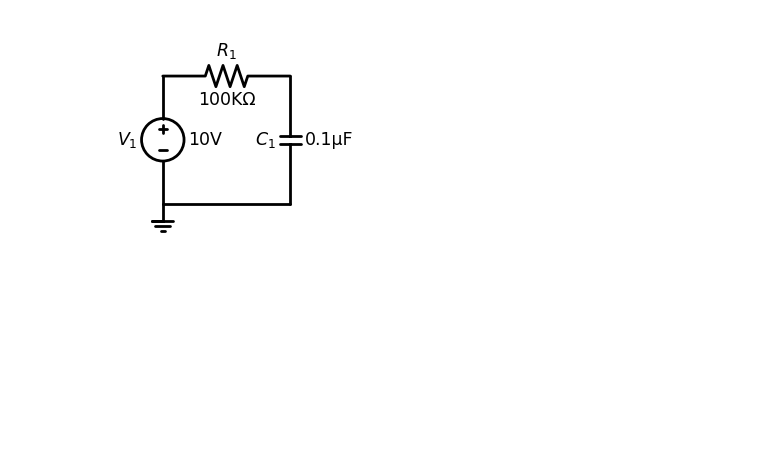
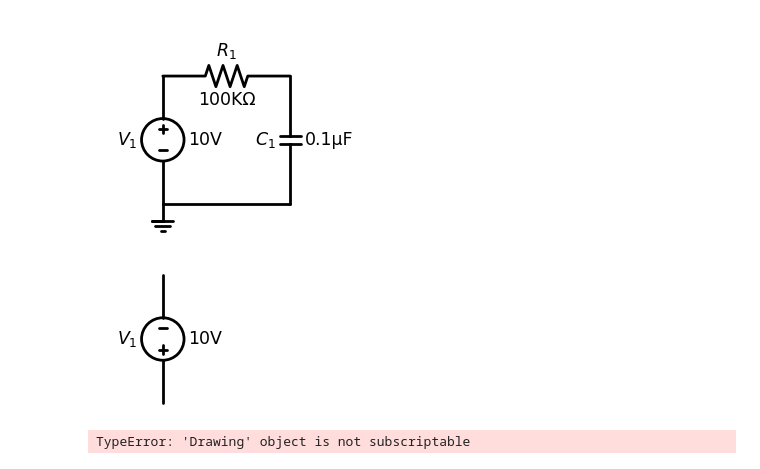
Before and after one commit to raspberrypisig/circuitjs2schemdraw, a Jupyter notebook: main.ipynb, the cells around one changed output. Cells and saved outputs as stored; diff of their text form; code cells hidden in the pictures; blank space fills up the shorter version.

Commit message:
reverse works for direction components

```diff
--- a/main.ipynb
+++ b/main.ipynb
@@ -471,3 +471,13 @@ with schemdraw.Drawing() as d:
     d += elm.Ground(at=getattr(line, 'end'), d='right')
 # %% [output]
 [figure]
+# %%
+import schemdraw
+import schemdraw.elements as elm
+
+with schemdraw.Drawing() as d:
+    d += (battery := elm.SourceV(botlabel='10V', toplabel='$V_1$', d='up', reverse=True))
+    print(battery.start, battery.end)
+# %% [output]
+[figure, added]
+TypeError: 'Drawing' object is not subscriptable
```
